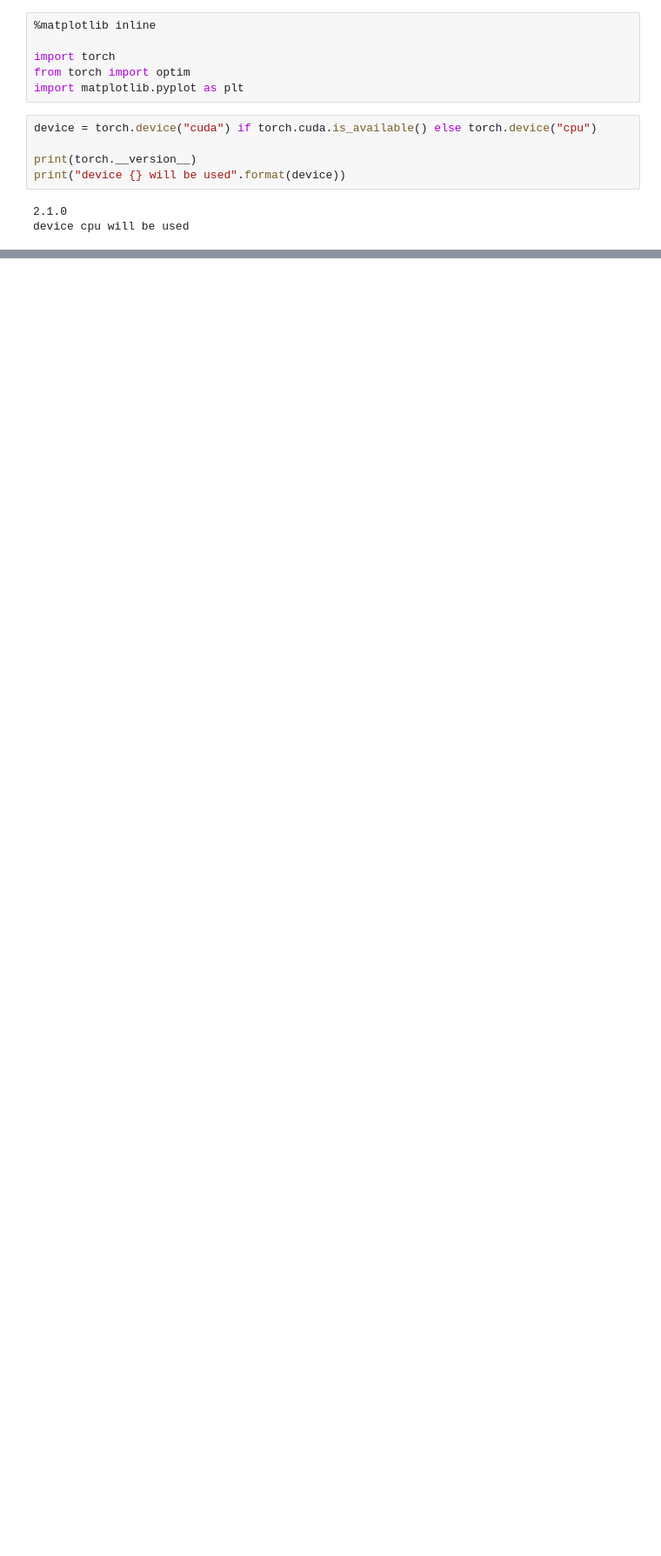
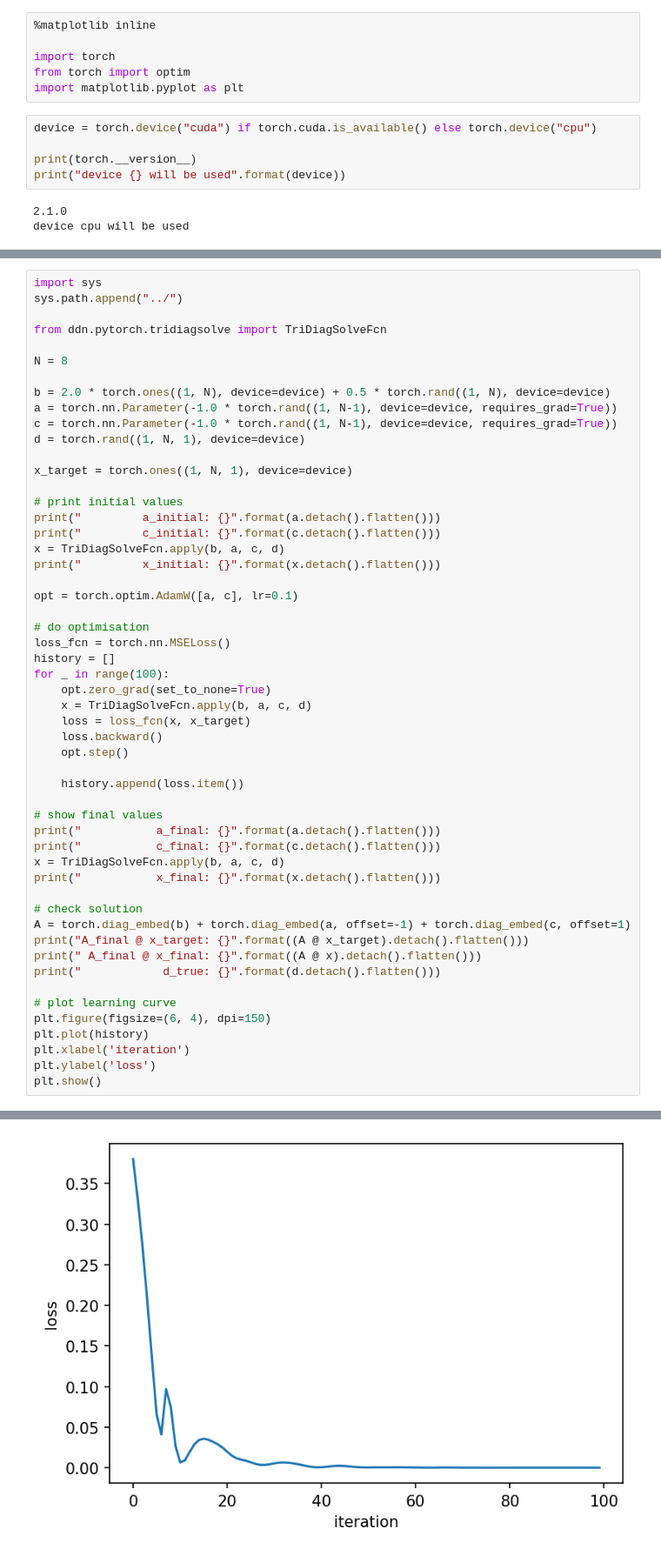
Before and after one commit to anucvml/ddn, a Jupyter notebook: tutorials/15_tridiagonal_systems.ipynb, the cells around one changed output, grey strips where cells are left out. Shown at 87% size. Drawn from its saved outputs; the diff is of its cells as text; blank space fills up the shorter version.

```diff
--- a/tutorials/15_tridiagonal_systems.ipynb
+++ b/tutorials/15_tridiagonal_systems.ipynb
@@ -169,0 +175,54 @@ plt.show()
+# %%
+import sys
+sys.path.append("../")
+
+from ddn.pytorch.tridiagsolve import TriDiagSolveFcn
+
+N = 8
+
+b = 2.0 * torch.ones((1, N), device=device) + 0.5 * torch.rand((1, N), device=device)
+a = torch.nn.Parameter(-1.0 * torch.rand((1, N-1), device=device, requires_grad=True))
+c = torch.nn.Parameter(-1.0 * torch.rand((1, N-1), device=device, requires_grad=True))
+d = torch.rand((1, N, 1), device=device)
+
+x_target = torch.ones((1, N, 1), device=device)
+
+# print initial values
+print("         a_initial: {}".format(a.detach().flatten()))
+print("         c_initial: {}".format(c.detach().flatten()))
+x = TriDiagSolveFcn.apply(b, a, c, d)
+print("         x_initial: {}".format(x.detach().flatten()))
+
+opt = torch.optim.AdamW([a, c], lr=0.1)
+
+# do optimisation
+loss_fcn = torch.nn.MSELoss()
+history = []
+for _ in range(100):
+    opt.zero_grad(set_to_none=True)
+    x = TriDiagSolveFcn.apply(b, a, c, d)
+    loss = loss_fcn(x, x_target)
+    loss.backward()
+    opt.step()
+
+    history.append(loss.item())
+
+# show final values
+print("           a_final: {}".format(a.detach().flatten()))
+print("           c_final: {}".format(c.detach().flatten()))
+x = TriDiagSolveFcn.apply(b, a, c, d)
+print("           x_final: {}".format(x.detach().flatten()))
+
+# check solution
+A = torch.diag_embed(b) + torch.diag_embed(a, offset=-1) + torch.diag_embed(c, offset=1)
+print("A_final @ x_target: {}".format((A @ x_target).detach().flatten()))
+print(" A_final @ x_final: {}".format((A @ x).detach().flatten()))
+print("            d_true: {}".format(d.detach().flatten()))
+
+# plot learning curve
+plt.figure(figsize=(6, 4), dpi=150)
+plt.plot(history)
+plt.xlabel('iteration')
+plt.ylabel('loss')
+plt.show()
+# %% [output]
@@ -169,0 +238 @@ plt.show()
+[figure, added]
```
Also changed, not shown: parts of 7 cells of this notebook.
